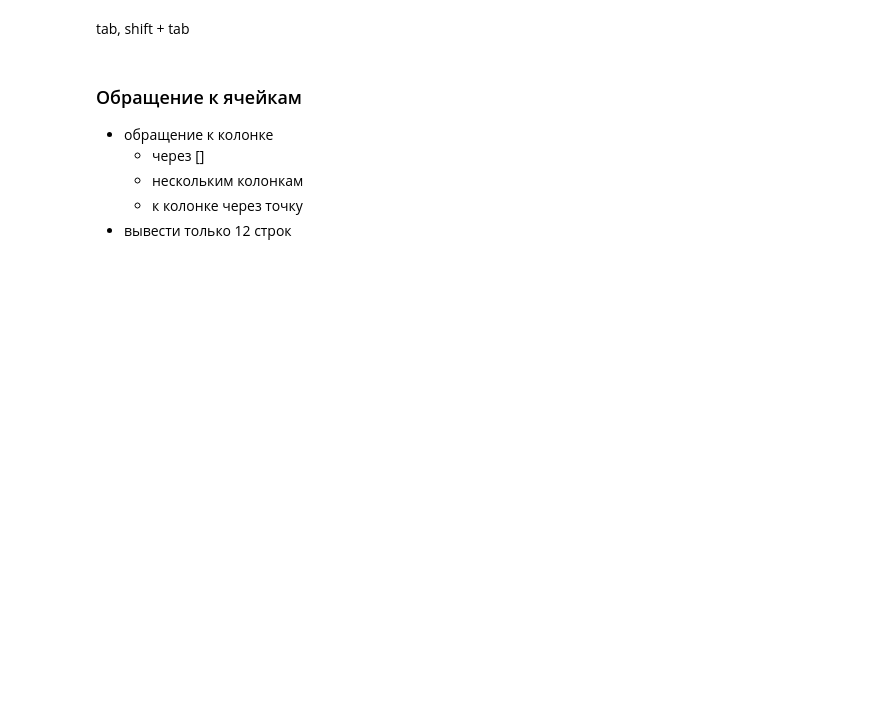
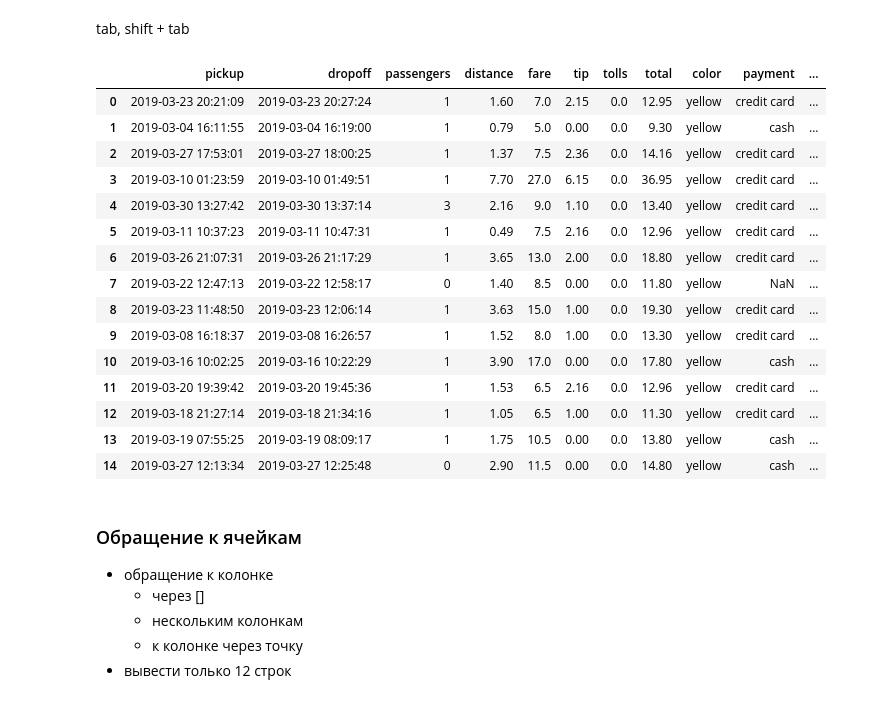
Before and after one commit to gbrs/nadyas_introductory_course, a Jupyter notebook: Untitled.ipynb, the cells around one changed output. Cells and saved outputs as stored; diff of their text form; code cells hidden in the pictures; blank space fills up the shorter version.

```diff
--- a/Untitled.ipynb
+++ b/Untitled.ipynb
@@ -12,6 +12,25 @@ a, b, dd
 df = sns.load_dataset('taxis')
 # %% [markdown]
 tab, shift + tab
+# %%
+df.head(15)
+# %% [output]
+|  | pickup | dropoff | passengers | distance | fare | tip | tolls | total | color | payment | ... |
+| 0 | 2019-03-23 20:21:09 | 2019-03-23 20:27:24 | 1 | 1.60 | 7.0 | 2.15 | 0.0 | 12.95 | yellow | credit card | ... |
+| 1 | 2019-03-04 16:11:55 | 2019-03-04 16:19:00 | 1 | 0.79 | 5.0 | 0.00 | 0.0 | 9.30 | yellow | cash | ... |
+| 2 | 2019-03-27 17:53:01 | 2019-03-27 18:00:25 | 1 | 1.37 | 7.5 | 2.36 | 0.0 | 14.16 | yellow | credit card | ... |
+| 3 | 2019-03-10 01:23:59 | 2019-03-10 01:49:51 | 1 | 7.70 | 27.0 | 6.15 | 0.0 | 36.95 | yellow | credit card | ... |
+| 4 | 2019-03-30 13:27:42 | 2019-03-30 13:37:14 | 3 | 2.16 | 9.0 | 1.10 | 0.0 | 13.40 | yellow | credit card | ... |
+| 5 | 2019-03-11 10:37:23 | 2019-03-11 10:47:31 | 1 | 0.49 | 7.5 | 2.16 | 0.0 | 12.96 | yellow | credit card | ... |
+| 6 | 2019-03-26 21:07:31 | 2019-03-26 21:17:29 | 1 | 3.65 | 13.0 | 2.00 | 0.0 | 18.80 | yellow | credit card | ... |
+| 7 | 2019-03-22 12:47:13 | 2019-03-22 12:58:17 | 0 | 1.40 | 8.5 | 0.00 | 0.0 | 11.80 | yellow | NaN | ... |
+| 8 | 2019-03-23 11:48:50 | 2019-03-23 12:06:14 | 1 | 3.63 | 15.0 | 1.00 | 0.0 | 19.30 | yellow | credit card | ... |
+| 9 | 2019-03-08 16:18:37 | 2019-03-08 16:26:57 | 1 | 1.52 | 8.0 | 1.00 | 0.0 | 13.30 | yellow | credit card | ... |
+| 10 | 2019-03-16 10:02:25 | 2019-03-16 10:22:29 | 1 | 3.90 | 17.0 | 0.00 | 0.0 | 17.80 | yellow | cash | ... |
+| 11 | 2019-03-20 19:39:42 | 2019-03-20 19:45:36 | 1 | 1.53 | 6.5 | 2.16 | 0.0 | 12.96 | yellow | credit card | ... |
+| 12 | 2019-03-18 21:27:14 | 2019-03-18 21:34:16 | 1 | 1.05 | 6.5 | 1.00 | 0.0 | 11.30 | yellow | credit card | ... |
+| 13 | 2019-03-19 07:55:25 | 2019-03-19 08:09:17 | 1 | 1.75 | 10.5 | 0.00 | 0.0 | 13.80 | yellow | cash | ... |
+| 14 | 2019-03-27 12:13:34 | 2019-03-27 12:25:48 | 0 | 2.90 | 11.5 | 0.00 | 0.0 | 14.80 | yellow | cash | ... |
 # %% [markdown]
 ### Обращение к ячейкам
 - обращение к колонке
```
Also changed, not shown: parts of 7 cells of this notebook.
